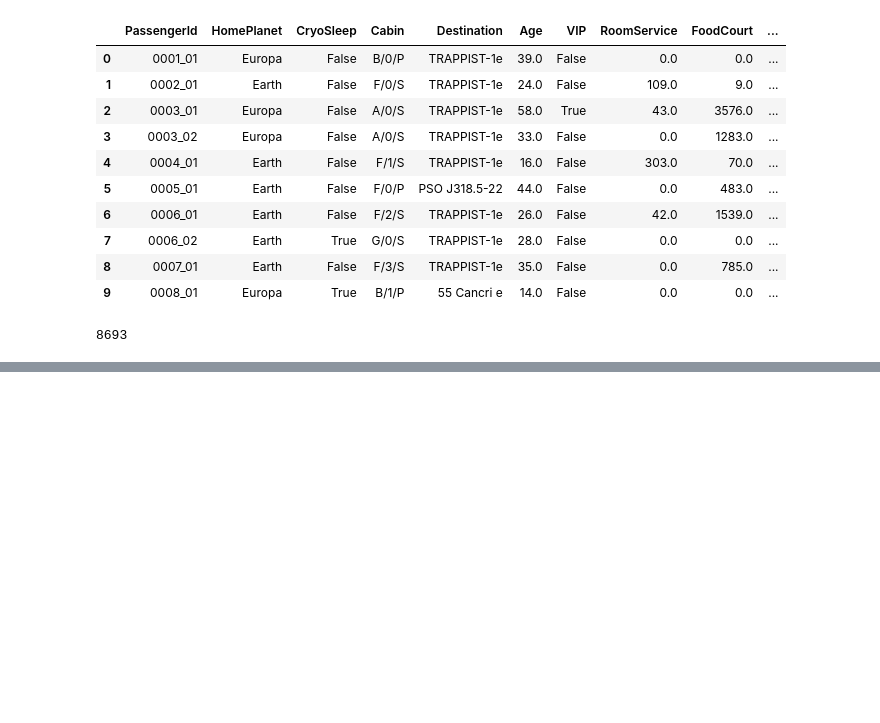
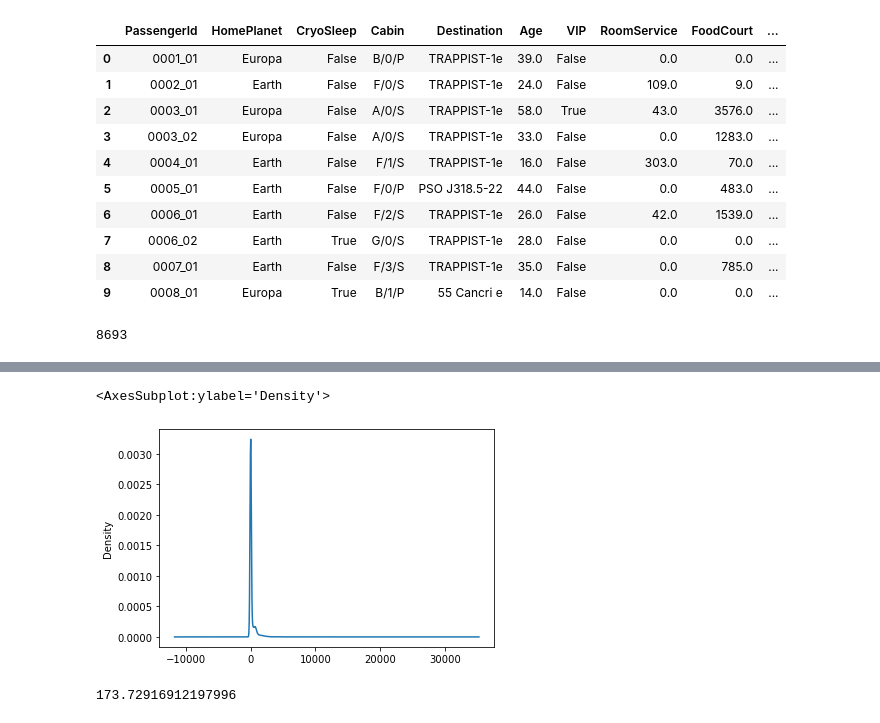
Before and after one commit to jacobgipson12/Spaceship-Titanic, a Jupyter notebook: Spaceship_Titanic.ipynb, the cells around one changed output, grey strips where cells are left out. Saved outputs shown, nothing was run; the diff lists cells and outputs as text; code cells hidden in the pictures; blank space fills up the shorter version.

```diff
--- a/Spaceship_Titanic.ipynb
+++ b/Spaceship_Titanic.ipynb
@@ -41,0 +125,9 @@ len(df)
+# %%
+df['ShoppingMall'].plot(kind='kde')
+# %% [output]
+<AxesSubplot:ylabel='Density'>
+[figure, added]
+# %%
+df['ShoppingMall'].mean()
+# %% [output]
+173.72916912197996
```
Also changed, not shown: parts of 14 cells of this notebook.
